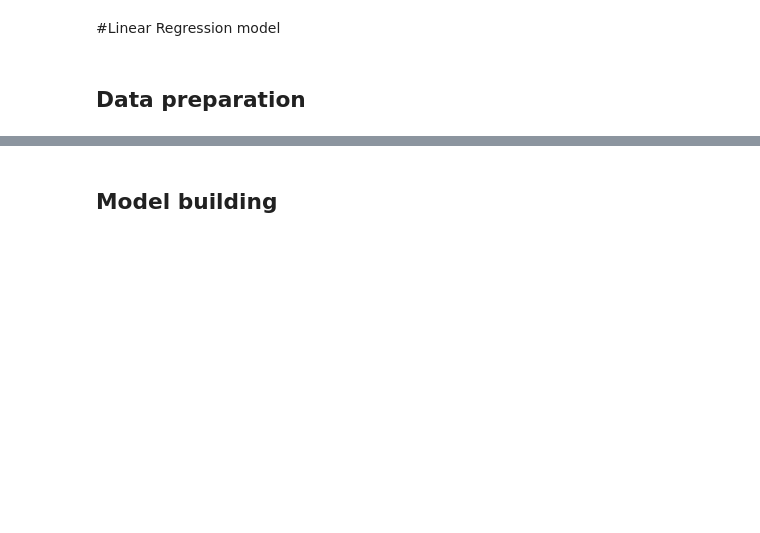
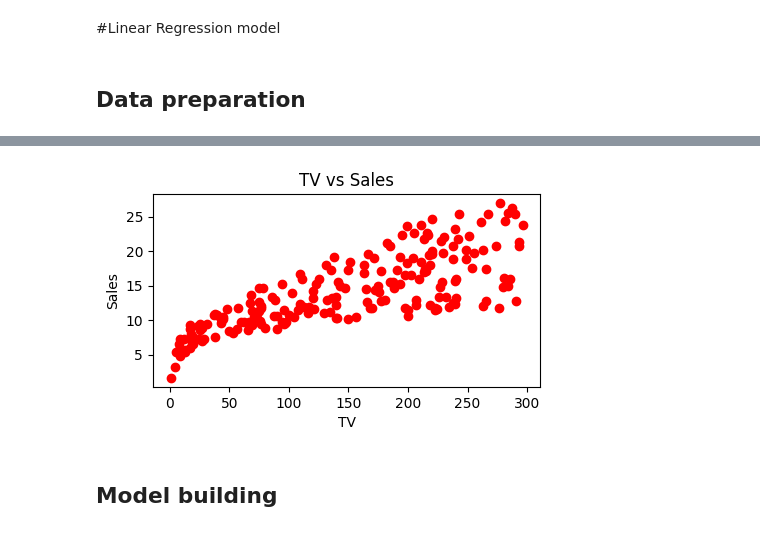
Before and after one commit to thanachart29/Machine-Learning-Class, a Jupyter notebook: week3/Linear Regression ( Advertising dataset).ipynb, the cells around one changed output, grey strips where cells are left out. Cells and saved outputs as stored; diff of their text form; code cells hidden in the pictures; blank space fills up the shorter version.

```diff
--- a/week3/Linear Regression ( Advertising dataset).ipynb
+++ b/week3/Linear Regression ( Advertising dataset).ipynb
@@ -37,11 +86,13 @@ df[['Sales']].plot.density(figsize=(10,5))
 # %%
 #Plot dataset of TV vs Sales
-plt.figure(figsize = (10,5))
+plt.figure(figsize = (5, 2.5))
 plt.title('TV vs Sales')
 plt.xlabel('TV')
 plt.ylabel('Sales')
 plt.plot(df.TV,df.Sales,'or')
 plt.show()
+# %% [output]
+[figure, added]
 # %% [markdown]
 ## Model building
 # %%
```
Also changed, not shown: parts of 21 cells of this notebook, 6 other files.
